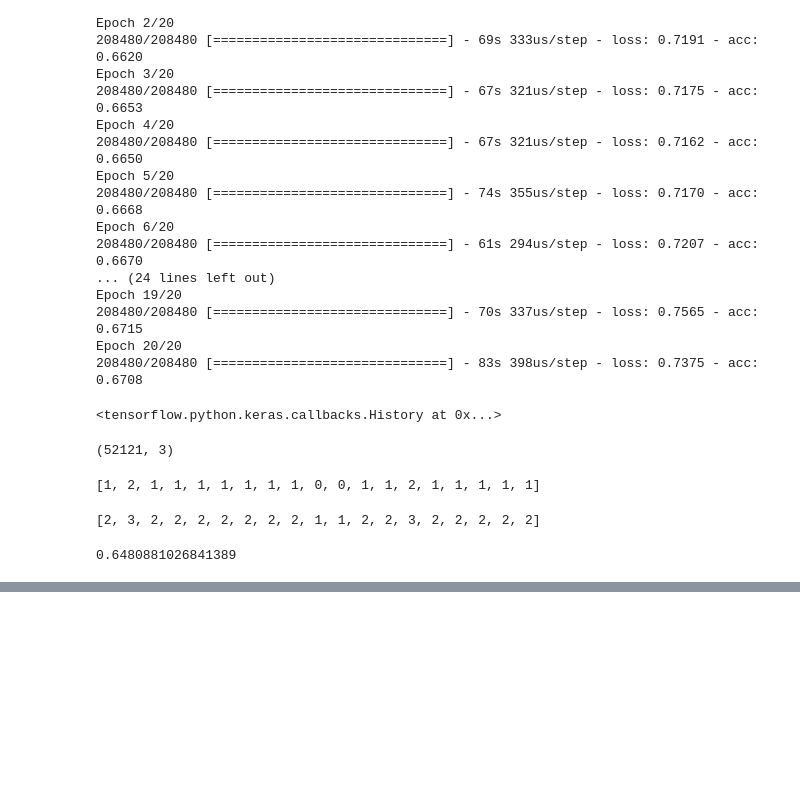
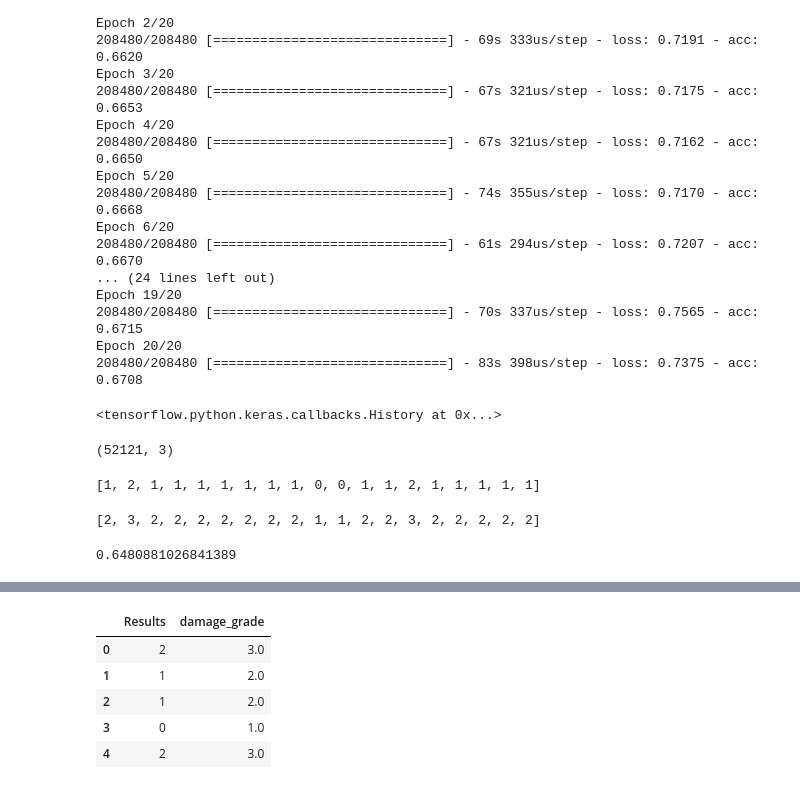
Before and after one commit to gbagatini/Earthquake_damage, a Jupyter notebook: Earthquake_Damage.ipynb, the cells around one changed output, grey strips where cells are left out. Saved outputs shown, nothing was run; the diff lists cells and outputs as text; code cells hidden in the pictures; blank space fills up the shorter version.

```diff
--- a/Earthquake_Damage.ipynb
+++ b/Earthquake_Damage.ipynb
@@ -720,0 +849,7 @@ f1_score(y_test,predictions_results, average='micro')
+# %%
+#argmax() method
+y_predicted = [np.argmax(line) for line in y_predicted]
+# %%
+test = pd.DataFrame(y_predicted)
+# %%
+test.columns = ["Results"]
@@ -720,0 +865,14 @@ f1_score(y_test,predictions_results, average='micro')
+# %%
+# converting to the 1,2,3 classes
+test.loc[(test["Results"] == 0), "damage_grade"] = 1
+test.loc[(test["Results"] == 1), "damage_grade"] = 2
+test.loc[(test["Results"] == 2), "damage_grade"] = 3
+# %%
+test.head()
+# %% [output]
+|  | Results | damage_grade |
+| 0 | 2 | 3.0 |
+| 1 | 1 | 2.0 |
+| 2 | 1 | 2.0 |
+| 3 | 0 | 1.0 |
+| 4 | 2 | 3.0 |
```
Also changed, not shown: parts of 23 cells of this notebook.
